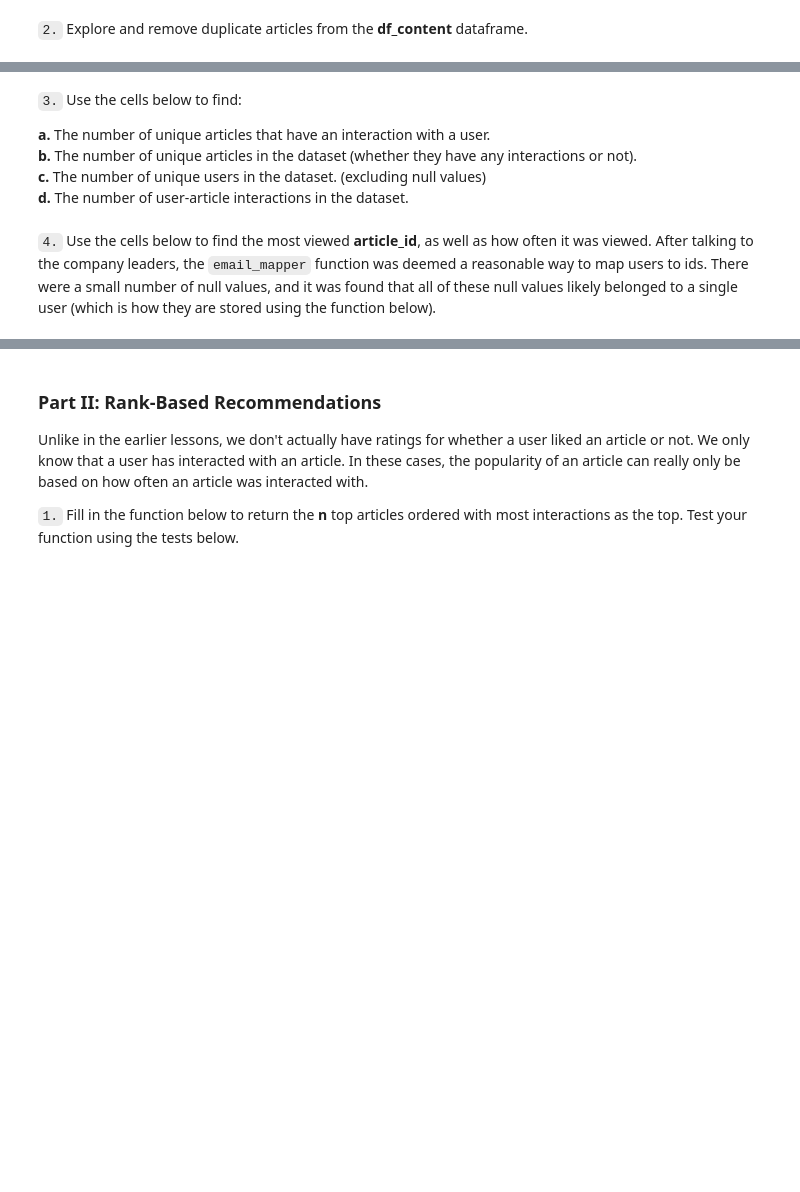
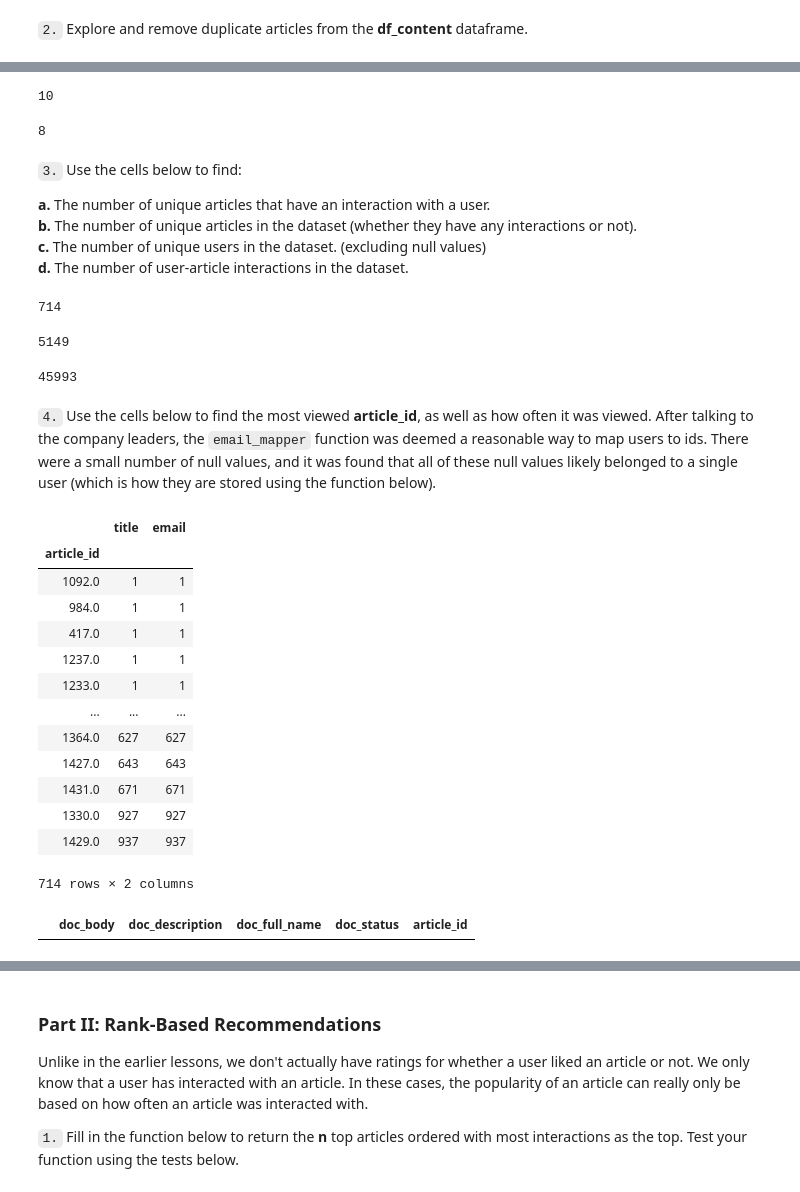
Before and after one commit to ebrunette/UdacityDataScienceNanoDegree, a Jupyter notebook: RecomendationEngine/Recommendations_with_IBM.ipynb, the cells around one changed output, grey strips where cells are left out. Cells and saved outputs as stored; diff of their text form; code cells hidden in the pictures; blank space fills up the shorter version.

```diff
--- a/RecomendationEngine/Recommendations_with_IBM.ipynb
+++ b/RecomendationEngine/Recommendations_with_IBM.ipynb
@@ -105,2 +123,10 @@ max_views_by_user = # The maximum number of user-article interactions by any 1 u
+# %%
+len(duplicated_docs['doc_body'].unique())
+# %% [output]
+10
+# %%
+len(duplicated_docs['doc_description'].unique())
+# %% [output]
+8
 # %%
 # Remove any rows that have the same article_id - only keep the first
@@ -111,4 +138,18 @@ max_views_by_user = # The maximum number of user-article interactions by any 1 u
 **b.** The number of unique articles in the dataset (whether they have any interactions or not).<br>
 **c.** The number of unique users in the dataset. (excluding null values) <br>
 **d.** The number of user-article interactions in the dataset.
+# %%
+article_grouped_df = df.groupby('article_id')
+# %%
+len(article_grouped_df)
+# %% [output]
+714
+# %%
+len(df['email'].unique())
+# %% [output]
+5149
+# %%
+df.shape[0]
+# %% [output]
+45993
 # %%
@@ -119,3 +160,24 @@ user_article_interactions = # The number of user-article interactions
 # %% [markdown]
 `4.` Use the cells below to find the most viewed **article_id**, as well as how often it was viewed.  After talking to the company leaders, the `email_mapper` function was deemed a reasonable way to map users to ids.  There were a small number of null values, and it was found that all of these null values likely belonged to a single user (which is how they are stored using the function below).
+# %%
+article_grouped_df.count().sort_values('title')#['title'].index[-1]
+# %% [output]
+|  | title | email |
+| article_id |  |  |
+| 1092.0 | 1 | 1 |
+| 984.0 | 1 | 1 |
+| 417.0 | 1 | 1 |
+| 1237.0 | 1 | 1 |
+| 1233.0 | 1 | 1 |
+| ... | ... | ... |
+| 1364.0 | 627 | 627 |
+| 1427.0 | 643 | 643 |
+| 1431.0 | 671 | 671 |
+| 1330.0 | 927 | 927 |
+| 1429.0 | 937 | 937 |
+714 rows × 2 columns
+# %%
+df_content[df_content['article_id'] == '1330.0']
+# %% [output]
+|  | doc_body | doc_description | doc_full_name | doc_status | article_id |
 # %%
```
Also changed, not shown: parts of 16 cells of this notebook.
